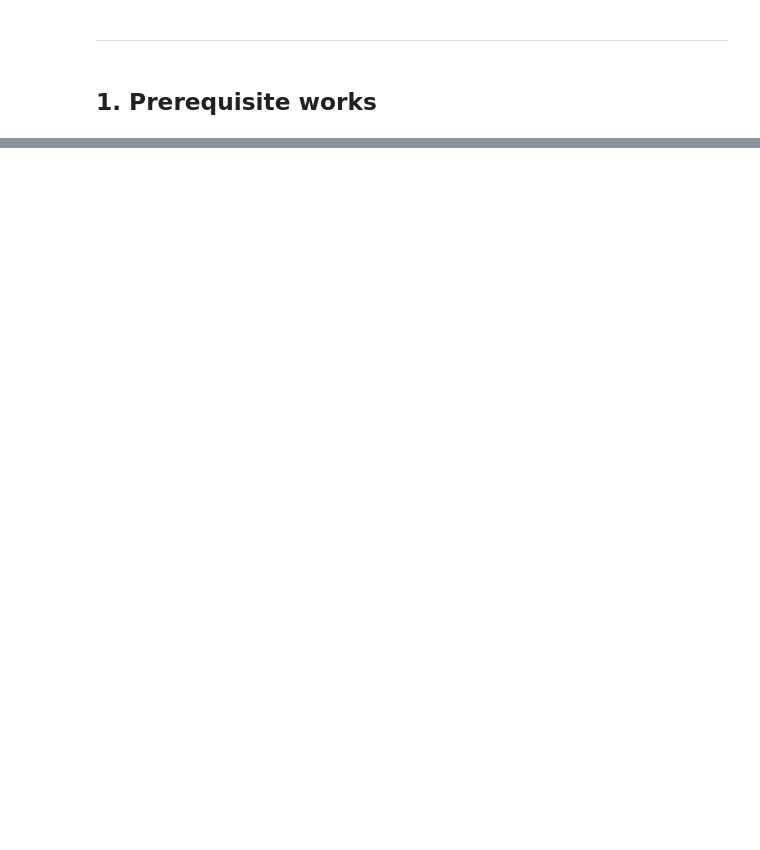
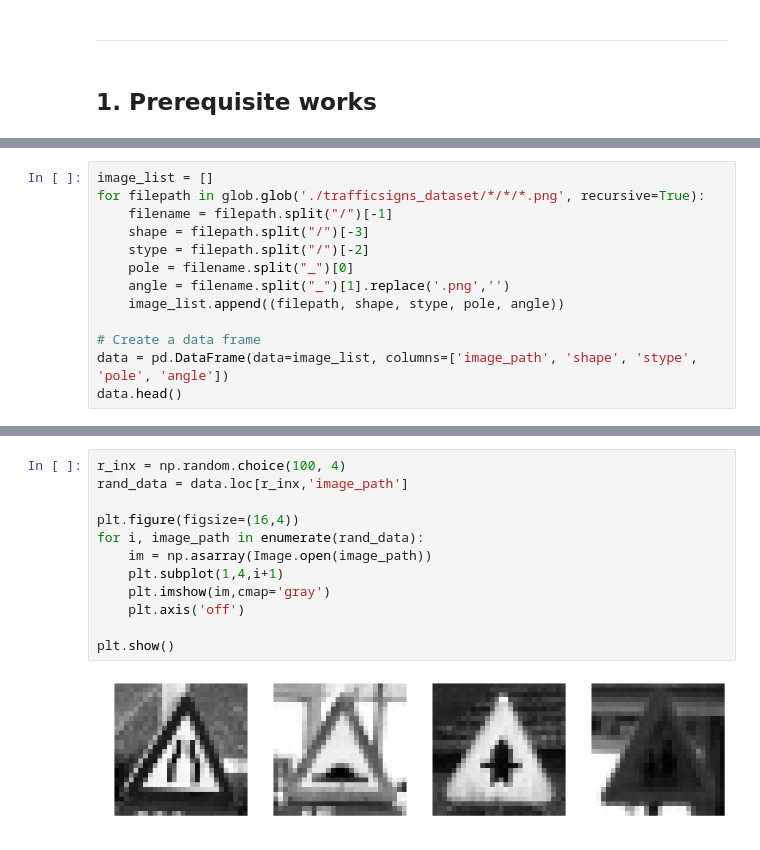
Before and after one commit to dndao/road-traffic-sign-classify, a Jupyter notebook: road-traffice-sign-classify.ipynb, the cells around one changed output, grey strips where cells are left out. Drawn from its saved outputs; the diff is of its cells as text; blank space fills up the shorter version.

Commit message:
shape and sign classifications

```diff
--- a/road-traffice-sign-classify.ipynb
+++ b/road-traffice-sign-classify.ipynb
@@ -54,0 +70,13 @@ tf.__version__
+# %%
+image_list = []
+for filepath in glob.glob('./trafficsigns_dataset/*/*/*.png', recursive=True):
+    filename = filepath.split("/")[-1]
+    shape = filepath.split("/")[-3]
+    stype = filepath.split("/")[-2]
+    pole = filename.split("_")[0]
+    angle = filename.split("_")[1].replace('.png','')
+    image_list.append((filepath, shape, stype, pole, angle))
+
+# Create a data frame
+data = pd.DataFrame(data=image_list, columns=['image_path', 'shape', 'stype', 'pole', 'angle'])
+data.head()
@@ -54,0 +90,14 @@ tf.__version__
+# %%
+r_inx = np.random.choice(100, 4)
+rand_data = data.loc[r_inx,'image_path']
+
+plt.figure(figsize=(16,4))
+for i, image_path in enumerate(rand_data):
+    im = np.asarray(Image.open(image_path))
+    plt.subplot(1,4,i+1)
+    plt.imshow(im,cmap='gray')
+    plt.axis('off')
+
+plt.show()
+# %% [output]
+[figure, added]
```
Also changed, not shown: parts of 73 cells of this notebook.
